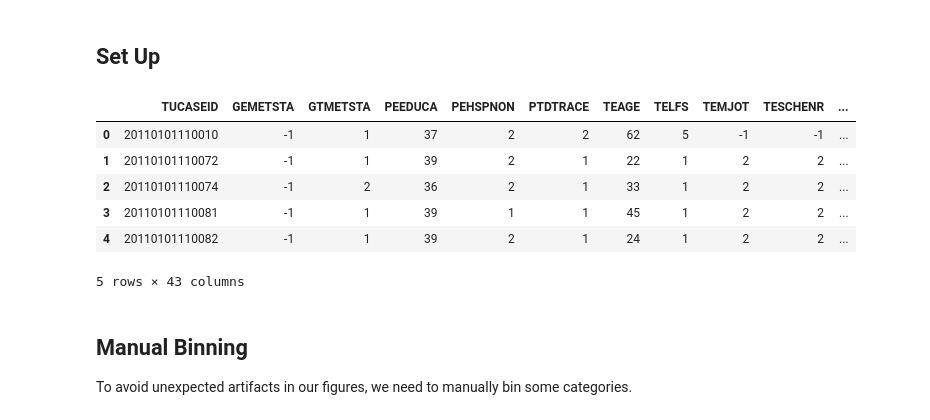
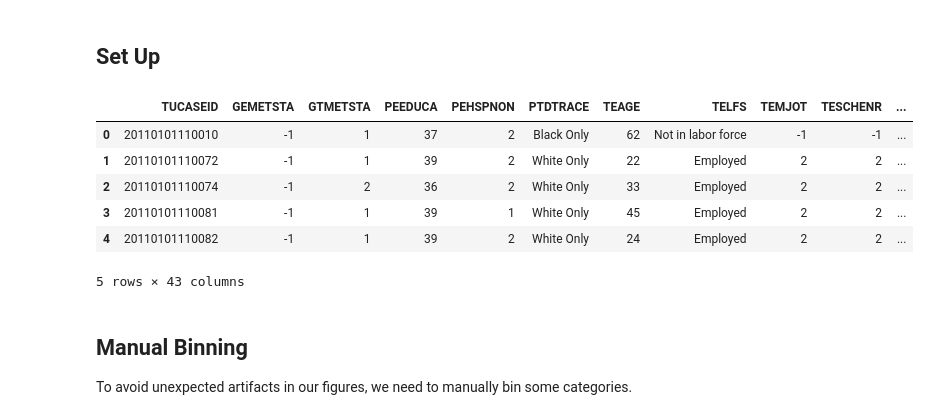
Before and after one commit to kheidi/ATUSInteractive, a Jupyter notebook: ATUS_GroupPop.ipynb, the cells around one changed output. Saved outputs shown, nothing was run; the diff lists cells and outputs as text; code cells hidden in the pictures.

```diff
--- a/ATUS_GroupPop.ipynb
+++ b/ATUS_GroupPop.ipynb
@@ -23,32 +23,38 @@ import numpy as np
 # %%
 # NEED the below line in order to use such a large data set,
 # instead of storing the data in the jupyter notebook,
 # it leaves the file hosted locally
 # More info: https://altair-viz.github.io/user_guide/faq.html
 alt.data_transformers.enable('json')
 
 # Import Data
 data=pd.read_csv("Data/atussum_1121-reduced.csv")
 
 # Set selection
 pts = alt.selection(type="single", encodings=['x'])
 
 ## Data Clean-up
 tesex_map = {1: "Male", 2: "Female"}
 data["TESEX"] = data["TESEX"].map(tesex_map)
 
+race_map = {-3:"unknown", -2: "unknown", -1:"unknown",1: "White Only", 2: "Black Only", 3: "American Indian, Alaskan Native Only", 4: "Asian Only",5: "Hawaiian/Pacific Islander Only", 6:"more than 1 race",7:"more than 1 race",8:"more than 1 race",9:"more than 1 race",10:"more than 1 race",11:"more than 1 race",12:"more than 1 race",13:"more than 1 race",14:"more than 1 race",15:"more than 1 race",16:"more than 1 race",17:"more than 1 race",18:"more than 1 race",19:"more than 1 race",20:"more than 1 race",21:"more than 1 race",22:"more than 1 race",23:"more than 1 race",24:"more than 1 race",25:"more than 1 race"}
+data["PTDTRACE"] = data["PTDTRACE"].map(race_map)
+
+telfs_map = {1: "Employed", 2: "Employed", 3: "Unemployed", 4: "Unemployed",5: "Not in labor force"}
+data["TELFS"] = data["TELFS"].map(telfs_map)
+
 data["TRERNWA"] = data["TRERNWA"].replace(-1,np.NaN)
 data["TRERNWA"] = data["TRERNWA"]/100
 
 # Show sample
 data.head()
 # %% [output]
 |  | TUCASEID | GEMETSTA | GTMETSTA | PEEDUCA | PEHSPNON | PTDTRACE | TEAGE | TELFS | TEMJOT | TESCHENR | ... |
-| 0 | 20110101110010 | -1 | 1 | 37 | 2 | 2 | 62 | 5 | -1 | -1 | ... |
-| 1 | 20110101110072 | -1 | 1 | 39 | 2 | 1 | 22 | 1 | 2 | 2 | ... |
-| 2 | 20110101110074 | -1 | 2 | 36 | 2 | 1 | 33 | 1 | 2 | 2 | ... |
-| 3 | 20110101110081 | -1 | 1 | 39 | 1 | 1 | 45 | 1 | 2 | 2 | ... |
-| 4 | 20110101110082 | -1 | 1 | 39 | 2 | 1 | 24 | 1 | 2 | 2 | ... |
+| 0 | 20110101110010 | -1 | 1 | 37 | 2 | Black Only | 62 | Not in labor force | -1 | -1 | ... |
+| 1 | 20110101110072 | -1 | 1 | 39 | 2 | White Only | 22 | Employed | 2 | 2 | ... |
+| 2 | 20110101110074 | -1 | 2 | 36 | 2 | White Only | 33 | Employed | 2 | 2 | ... |
+| 3 | 20110101110081 | -1 | 1 | 39 | 1 | White Only | 45 | Employed | 2 | 2 | ... |
+| 4 | 20110101110082 | -1 | 1 | 39 | 2 | White Only | 24 | Employed | 2 | 2 | ... |
 5 rows × 43 columns
 # %% [markdown]
 ## Manual Binning
```
Also changed, not shown: parts of 3 cells of this notebook, 2 other files.
